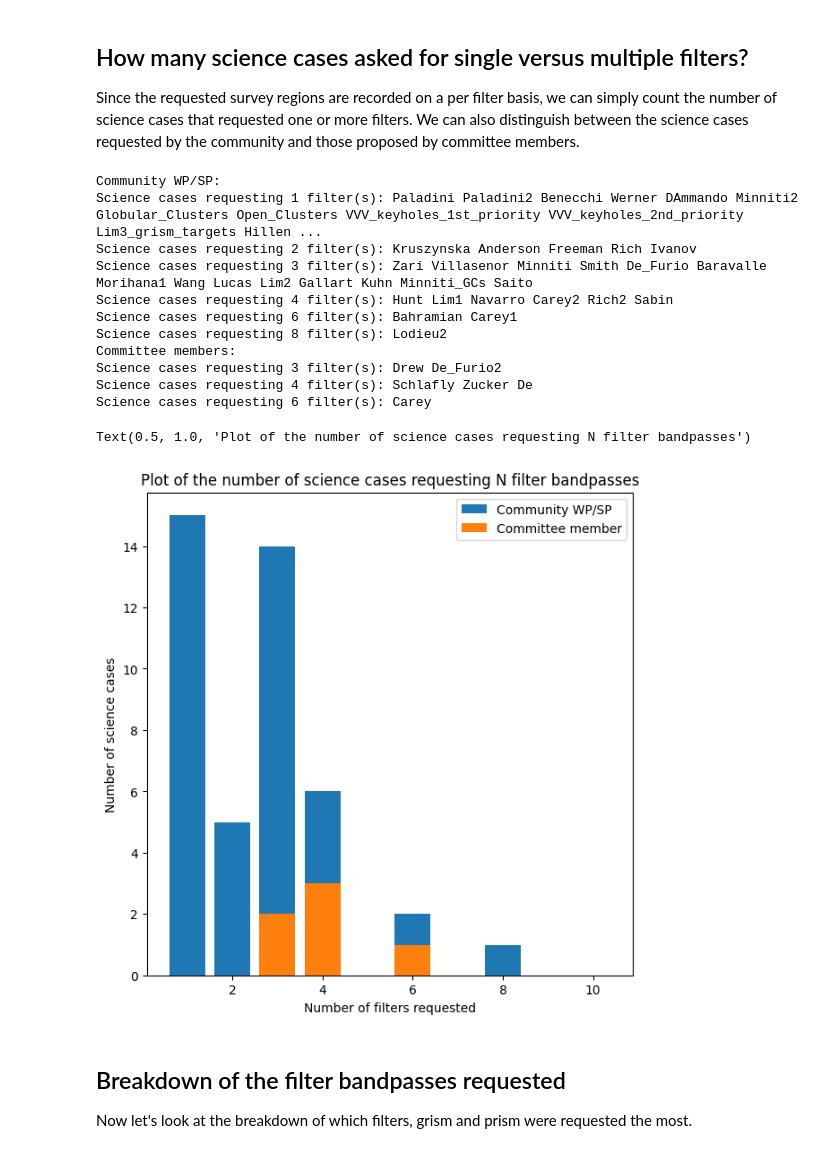
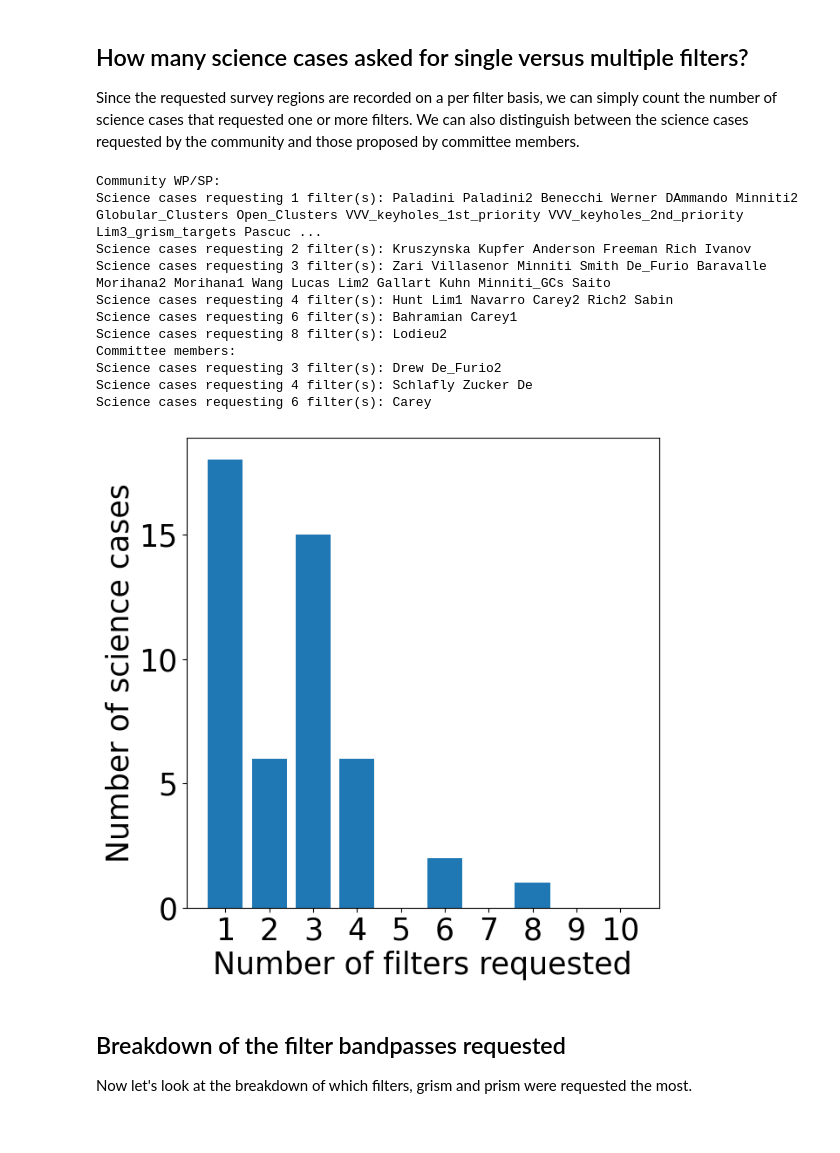
Before and after one commit to rachel3834/rgps, a Jupyter notebook: notebooks/science_cases_per_filter.ipynb, the cells around one changed output. Saved outputs shown, nothing was run; the diff lists cells and outputs as text; code cells hidden in the pictures.

Commit message:
Added plot of filter breakdown

```diff
--- a/notebooks/science_cases_per_filter.ipynb
+++ b/notebooks/science_cases_per_filter.ipynb
@@ -20,20 +20,20 @@ The region of sky and filter choices requested by each science case are describe
 # %%
 config = config_utils.read_config(path.join(root_dir, 'config', 'rgps_science_cases.json'))
 
-opt_elements = ['F062', 'F087', 'F106', 'F129', 'F146', 'F158', 'F184', 'F213', 'P127', 'G150']
+sim_config = config_utils.read_config(path.join(getcwd(), '..', 'config', 'sim_config.json'))
 # %% [markdown]
 ## How many science cases asked for single versus multiple filters?
 
 Since the requested survey regions are recorded on a per filter basis, we can simply count the number of science cases that requested one or more filters.  We can also distinguish between the science cases requested by the community and those proposed by committee members.
 # %%
 # Count of the number of community contributed science cases requesting 1, 2, 3, ...more filters
-case_count = np.zeros(len(opt_elements)+1)
-cases = {n: [] for n in range(1,len(opt_elements)+1,1)}
+case_count = np.zeros(len(sim_config['OPTICAL_COMPONENTS'])+1)
+cases = {n: [] for n in range(1,len(sim_config['OPTICAL_COMPONENTS'])+1,1)}
 
 for author, info in config.items():
     if info['ready_for_use'] and 'Member' not in info['comment']:
         nf = 0
-        for key in opt_elements:
+        for key in sim_config['OPTICAL_COMPONENTS']:
             if key in info.keys():
                 nf += 1
         case_count[nf] += 1
@@ -45,13 +45,13 @@ for nf in range(1,9,1):
         print('Science cases requesting ' + str(nf) + ' filter(s): ' + ' '.join(cases[nf]))
 
 # Count the number of committee member science cases requesting different filters
-member_count = np.zeros(len(opt_elements)+1)
-member_cases = {n: [] for n in range(1,len(opt_elements)+1,1)}
+member_count = np.zeros(len(sim_config['OPTICAL_COMPONENTS'])+1)
+member_cases = {n: [] for n in range(1,len(sim_config['OPTICAL_COMPONENTS'])+1,1)}
 
 for author, info in config.items():
     if info['ready_for_use'] and 'Member' in info['comment']:
         nf = 0
-        for key in opt_elements:
+        for key in sim_config['OPTICAL_COMPONENTS']:
             if key in info.keys():
                 nf += 1
         member_count[nf] += 1
@@ -63,9 +63,9 @@ for nf in range(1,9,1):
         print('Science cases requesting ' + str(nf) + ' filter(s): ' + ' '.join(member_cases[nf]))
 # %% [output]
 Community WP/SP:
-Science cases requesting 1 filter(s): Paladini Paladini2 Benecchi Werner DAmmando Minniti2 Globular_Clusters Open_Clusters VVV_keyholes_1st_priority VVV_keyholes_2nd_priority Lim3_grism_targets Hillen ...
-Science cases requesting 2 filter(s): Kruszynska Anderson Freeman Rich Ivanov
-Science cases requesting 3 filter(s): Zari Villasenor Minniti Smith De_Furio Baravalle Morihana1 Wang Lucas Lim2 Gallart Kuhn Minniti_GCs Saito
+Science cases requesting 1 filter(s): Paladini Paladini2 Benecchi Werner DAmmando Minniti2 Globular_Clusters Open_Clusters VVV_keyholes_1st_priority VVV_keyholes_2nd_priority Lim3_grism_targets Pascuc ...
+Science cases requesting 2 filter(s): Kruszynska Kupfer Anderson Freeman Rich Ivanov
+Science cases requesting 3 filter(s): Zari Villasenor Minniti Smith De_Furio Baravalle Morihana2 Morihana1 Wang Lucas Lim2 Gallart Kuhn Minniti_GCs Saito
 Science cases requesting 4 filter(s): Hunt Lim1 Navarro Carey2 Rich2 Sabin
 Science cases requesting 6 filter(s): Bahramian Carey1
 Science cases requesting 8 filter(s): Lodieu2
@@ -76,17 +76,21 @@ Science cases requesting 6 filter(s): Carey
 # %%
 fig = plt.figure(1,(7,7))
 
-plt.bar(np.arange(1,len(opt_elements)+1,1), case_count[1:], label='Community WP/SP')
-plt.bar(np.arange(1,len(opt_elements)+1,1), member_count[1:], label='Committee member')
+plt.bar(np.arange(1,len(sim_config['OPTICAL_COMPONENTS'])+1,1, dtype='int'), case_count[1:], label='Community WP/SP')
+#plt.bar(np.arange(1,len(sim_config['OPTICAL_COMPONENTS'])+1,1), member_count[1:], label='Committee member')
 
-plt.xlabel('Number of filters requested')
-plt.ylabel('Number of science cases')
-plt.legend()
+plt.xlabel('Number of filters requested', fontdict={'size': 25})
+xticks = np.arange(1,len(sim_config['OPTICAL_COMPONENTS'])+1,1, dtype='int')
+xticklabels = [str(int(x)) for x in xticks]
+plt.xticks(xticks, xticklabels)
+plt.ylabel('Number of science cases', fontdict={'size': 25})
+#plt.legend()
+#plt.rcParams.update({'font.size': 25})
 
-plt.title('Plot of the number of science cases requesting N filter bandpasses')
+#plt.title('Plot of the number of science cases requesting N filter bandpasses', fontdict={'size': 25})
+plt.savefig(path.join(root_dir, 'optical_elements', 'bar_science_cases_nfilters.png'))
 # %% [output]
-Text(0.5, 1.0, 'Plot of the number of science cases requesting N filter bandpasses')
-[figure, old version]
+[figure, new version]
 # %% [markdown]
 ## Breakdown of the filter bandpasses requested
 
```
Also changed, not shown: 1 other file.
